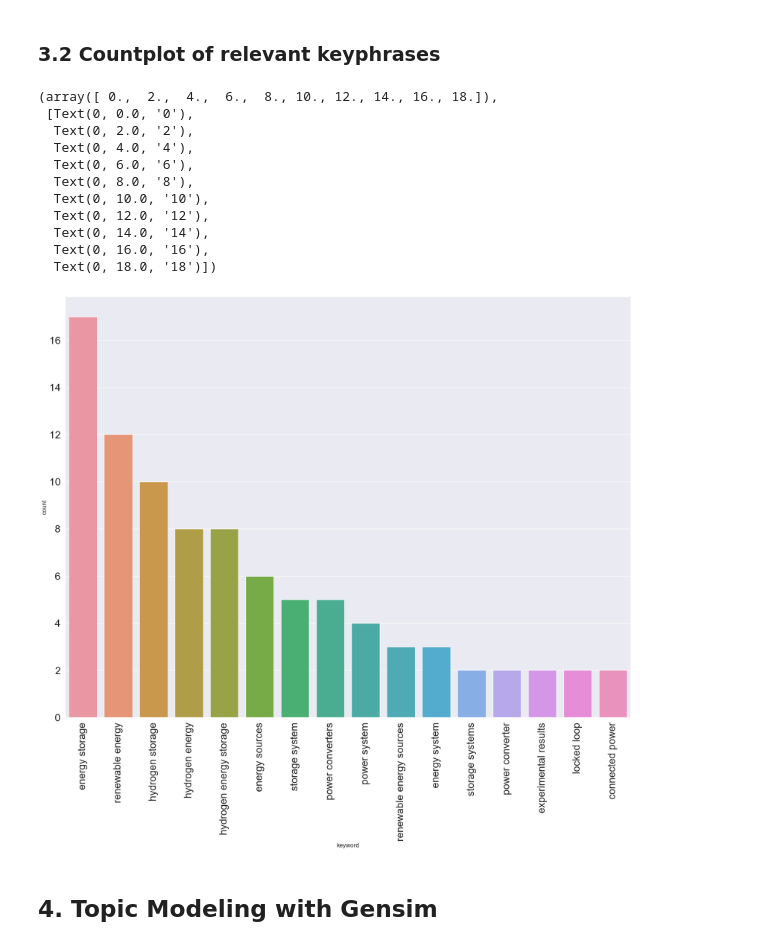
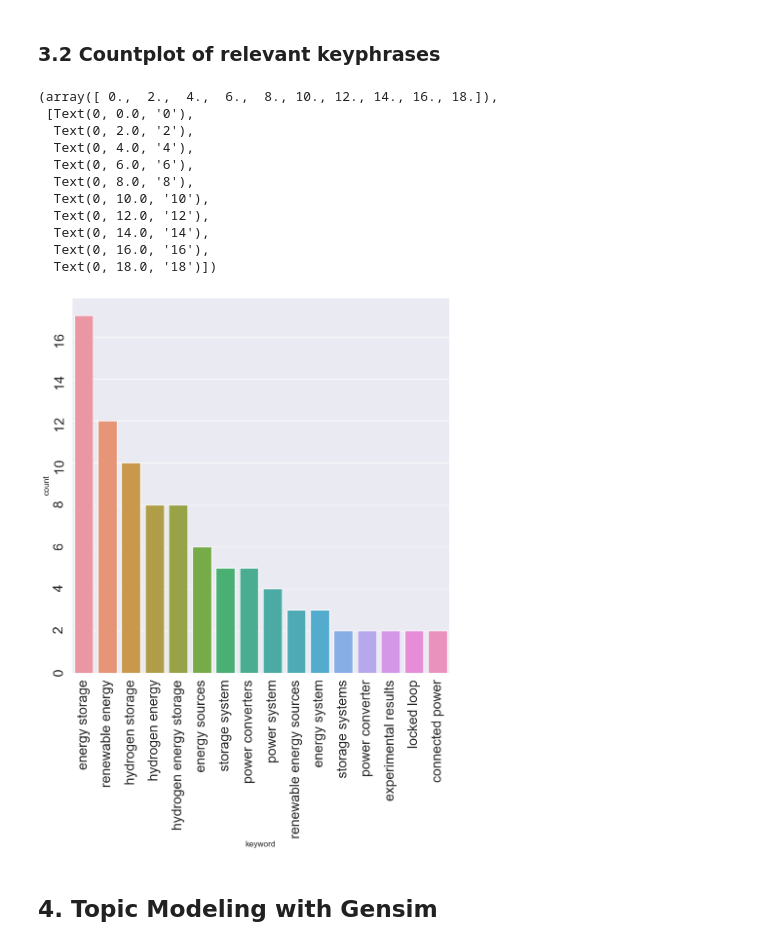
Before and after one commit to luca1308/Big6, a Jupyter notebook: big6.ipynb, the cells around one changed output. Drawn from its saved outputs; the diff is of its cells as text; code cells hidden in the pictures.

```diff
--- a/big6.ipynb
+++ b/big6.ipynb
@@ -301,30 +301,30 @@ cloud(wordcloud)
 # %%
 import seaborn as sns
 
 # Most relevant bi-grams
 unique_df = pd.DataFrame(data={"keyword": remaining_keywords_list})
 sns.set(style="darkgrid")
-plt.figure(figsize=(20, 15))
+plt.figure(figsize=(10, 10))
 ax = sns.countplot(
     data=unique_df,
     x="keyword",
     order=pd.value_counts(unique_df.keyword).iloc[:16].index,
 )
 plt.xticks(rotation=90, fontsize=20)
-plt.yticks(fontsize=20)
+plt.yticks(rotation=90, fontsize=20)
 # %% [output]
 (array([ 0.,  2.,  4.,  6.,  8., 10., 12., 14., 16., 18.]),
  [Text(0, 0.0, '0'),
   Text(0, 2.0, '2'),
   Text(0, 4.0, '4'),
   Text(0, 6.0, '6'),
   Text(0, 8.0, '8'),
   Text(0, 10.0, '10'),
   Text(0, 12.0, '12'),
   Text(0, 14.0, '14'),
   Text(0, 16.0, '16'),
   Text(0, 18.0, '18')])
-[figure, old version]
+[figure, new version]
 # %% [markdown]
 ## 4. Topic Modeling with Gensim
 # %%
```
Also changed, not shown: parts of 2 cells of this notebook, 5 other files.
